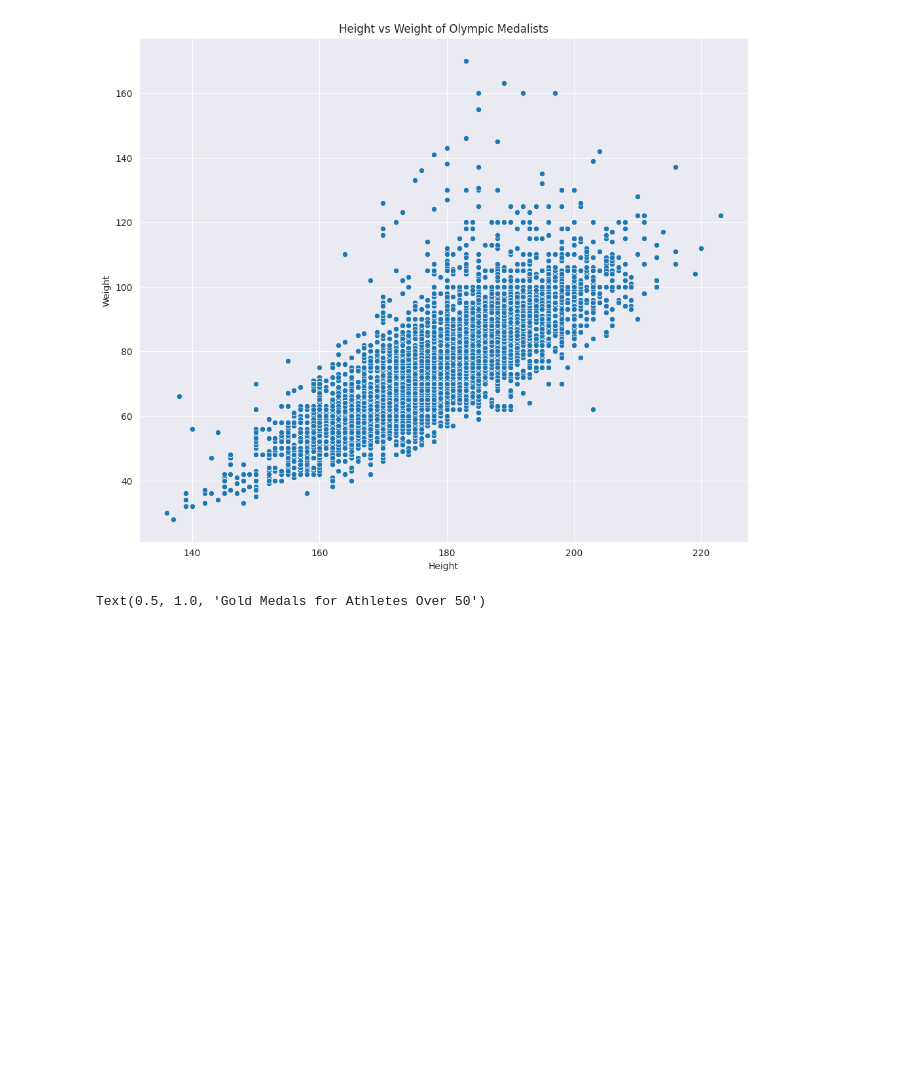
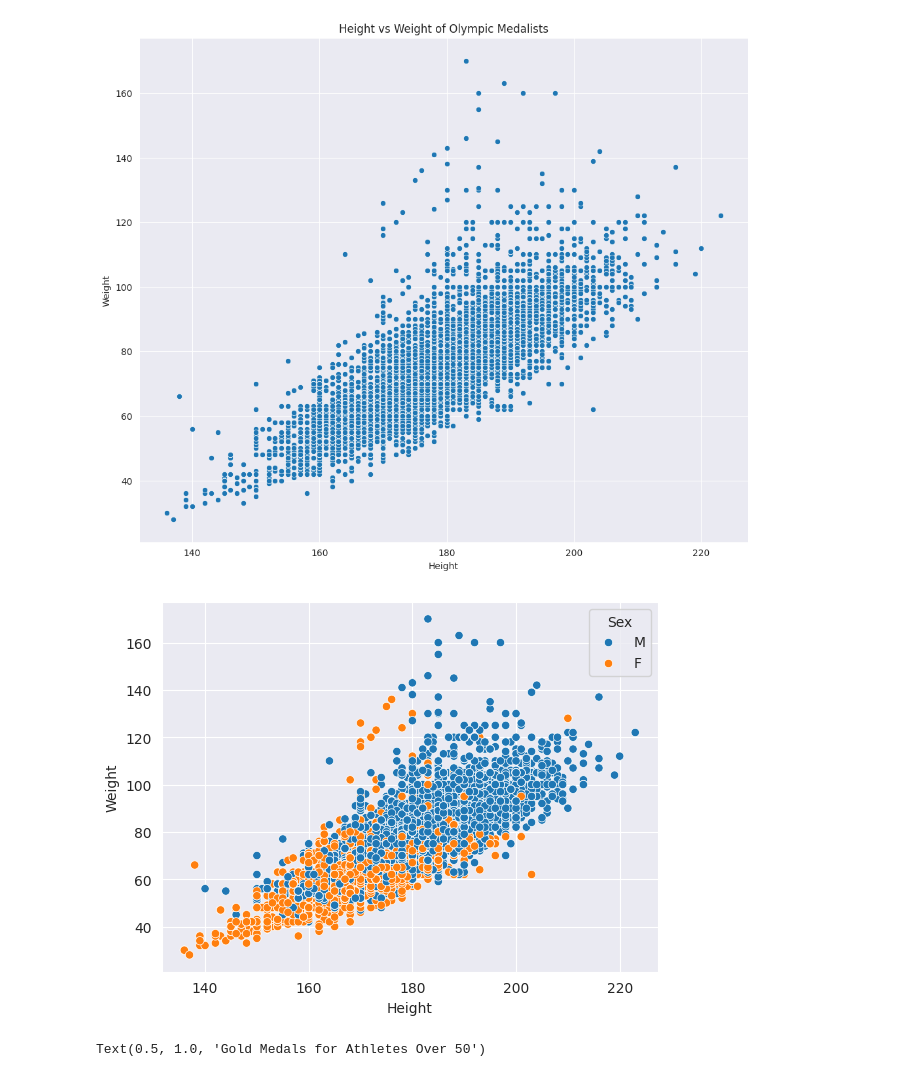
Before and after one commit to MichaelSchmidt1729/EDA, a Jupyter notebook: let_s_discover_more_about_the_olympic_games.ipynb, the cells around one changed output. Drawn from its saved outputs; the diff is of its cells as text; code cells hidden in the pictures; blank space fills up the shorter version.

```diff
--- a/let_s_discover_more_about_the_olympic_games.ipynb
+++ b/let_s_discover_more_about_the_olympic_games.ipynb
@@ -204,6 +204,10 @@ plt.title('Height vs Weight of Olympic Medalists')
 # %% [output]
 Text(0.5, 1.0, 'Height vs Weight of Olympic Medalists')
 [figure]
+# %%
+ax = sns.scatterplot(x="Height", y="Weight", hue="Sex", data=notNullMedals)
+# %% [output]
+[figure, added]
 # %%
 masterDisciplines = goldMedals['Sport'][goldMedals['Age'] > 50]
 plt.figure(figsize=(20, 10))
```
Also changed, not shown: parts of 32 cells of this notebook.
